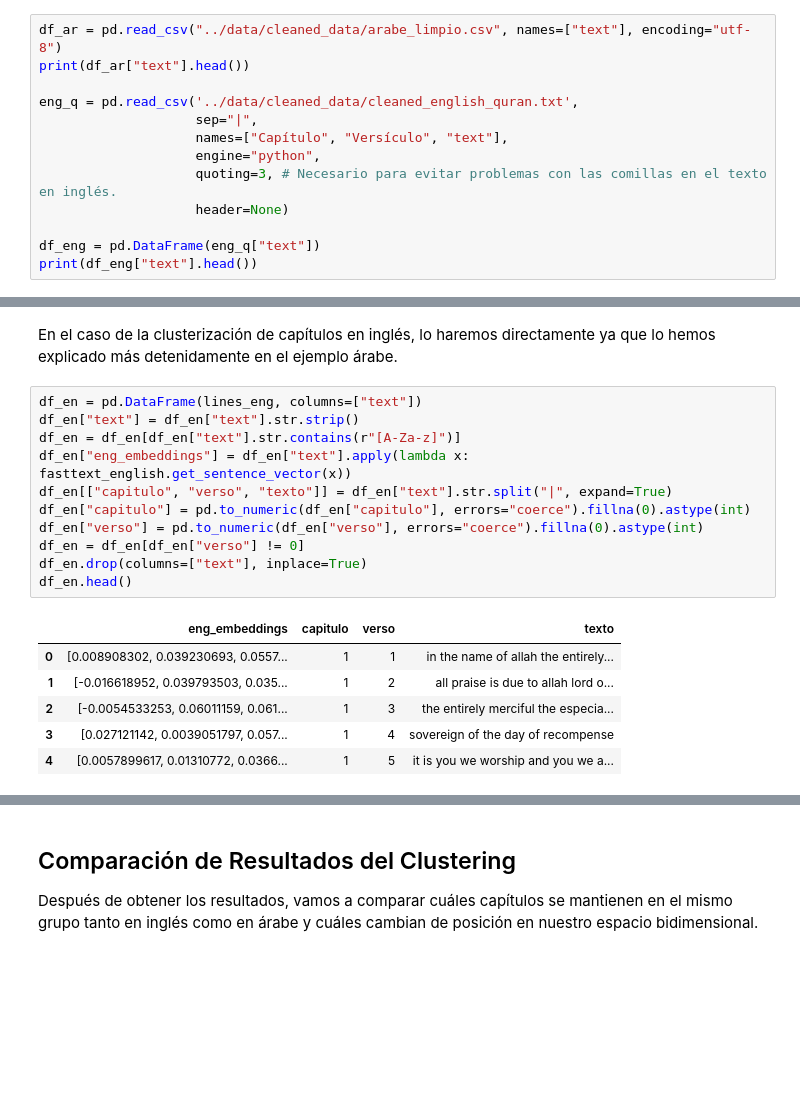
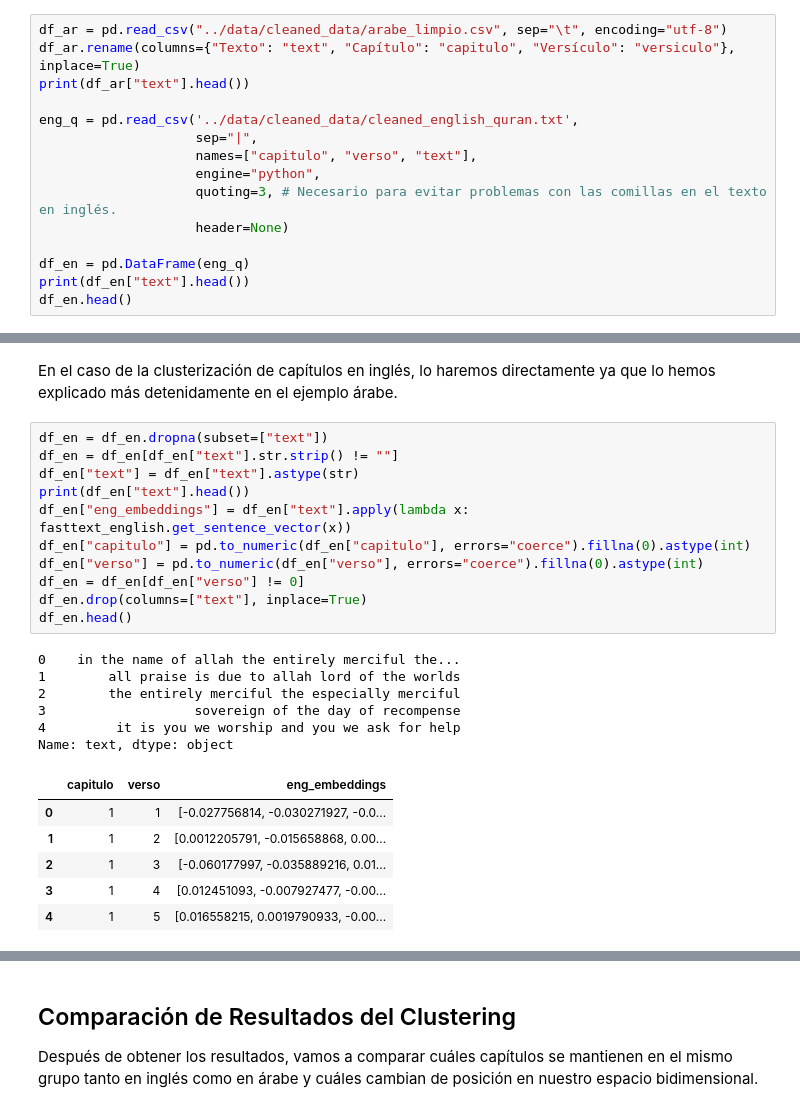
Before and after one commit to UnaiOlaiz/NLP-Group-Project, a Jupyter notebook: src/Generador de Topics + Clustering.ipynb, the cells around one changed output, grey strips where cells are left out. Drawn from its saved outputs; the diff is of its cells as text; blank space fills up the shorter version.

```diff
--- a/src/Generador de Topics + Clustering.ipynb
+++ b/src/Generador de Topics + Clustering.ipynb
@@ -18,18 +18,20 @@ from sklearn.feature_extraction.text import CountVectorizer
 from transformers import pipeline
 import seaborn as sns
 # %%
-df_ar = pd.read_csv("../data/cleaned_data/arabe_limpio.csv", names=["text"], encoding="utf-8")
+df_ar = pd.read_csv("../data/cleaned_data/arabe_limpio.csv", sep="\t", encoding="utf-8")
+df_ar.rename(columns={"Texto": "text", "Capítulo": "capitulo", "Versículo": "versiculo"}, inplace=True)
 print(df_ar["text"].head())
 
 eng_q = pd.read_csv('../data/cleaned_data/cleaned_english_quran.txt',
                     sep="|",
-                    names=["Capítulo", "Versículo", "text"],
+                    names=["capitulo", "verso", "text"],
                     engine="python",
                     quoting=3, # Necesario para evitar problemas con las comillas en el texto en inglés.
                     header=None)
 
-df_eng = pd.DataFrame(eng_q["text"])
-print(df_eng["text"].head())
+df_en = pd.DataFrame(eng_q)
+print(df_en["text"].head())
+df_en.head()
 # %% [output]
 0    بسم الله الرحمن الرحيم
 1     الحمد لله رب العالمين
@@ -175,20 +188,26 @@ plt.show()
 # %% [markdown]
 En el caso de la clusterización de capítulos en inglés, lo haremos directamente ya que lo hemos explicado más detenidamente en el ejemplo árabe.
 # %%
-df_en = pd.DataFrame(lines_eng, columns=["text"])
-df_en["text"] = df_en["text"].str.strip()
-df_en = df_en[df_en["text"].str.contains(r"[A-Za-z]")]
+df_en = df_en.dropna(subset=["text"])
+df_en = df_en[df_en["text"].str.strip() != ""]
+df_en["text"] = df_en["text"].astype(str)
+print(df_en["text"].head())
 df_en["eng_embeddings"] = df_en["text"].apply(lambda x: fasttext_english.get_sentence_vector(x))
-df_en[["capitulo", "verso", "texto"]] = df_en["text"].str.split("|", expand=True)
 df_en["capitulo"] = pd.to_numeric(df_en["capitulo"], errors="coerce").fillna(0).astype(int)
 df_en["verso"] = pd.to_numeric(df_en["verso"], errors="coerce").fillna(0).astype(int)
 df_en = df_en[df_en["verso"] != 0]
 df_en.drop(columns=["text"], inplace=True)
 df_en.head()
 # %% [output]
+0    in the name of allah the entirely merciful the...
+1        all praise is due to allah lord of the worlds
+2        the entirely merciful the especially merciful
+3                   sovereign of the day of recompense
+4         it is you we worship and you we ask for help
+Name: text, dtype: object
-|  | eng_embeddings | capitulo | verso | texto |
-| 0 | [0.008908302, 0.039230693, 0.0557... | 1 | 1 | in the name of allah the entirely... |
-| 1 | [-0.016618952, 0.039793503, 0.035... | 1 | 2 | all praise is due to allah lord o... |
-| 2 | [-0.0054533253, 0.06011159, 0.061... | 1 | 3 | the entirely merciful the especia... |
-| 3 | [0.027121142, 0.0039051797, 0.057... | 1 | 4 | sovereign of the day of recompense |
-| 4 | [0.0057899617, 0.01310772, 0.0366... | 1 | 5 | it is you we worship and you we a... |
+|  | capitulo | verso | eng_embeddings |
+| 0 | 1 | 1 | [-0.027756814, -0.030271927, -0.0... |
+| 1 | 1 | 2 | [0.0012205791, -0.015658868, 0.00... |
+| 2 | 1 | 3 | [-0.060177997, -0.035889216, 0.01... |
+| 3 | 1 | 4 | [0.012451093, -0.007927477, -0.00... |
+| 4 | 1 | 5 | [0.016558215, 0.0019790933, -0.00... |
```
Also changed, not shown: parts of 13 cells of this notebook, 2 other files.
